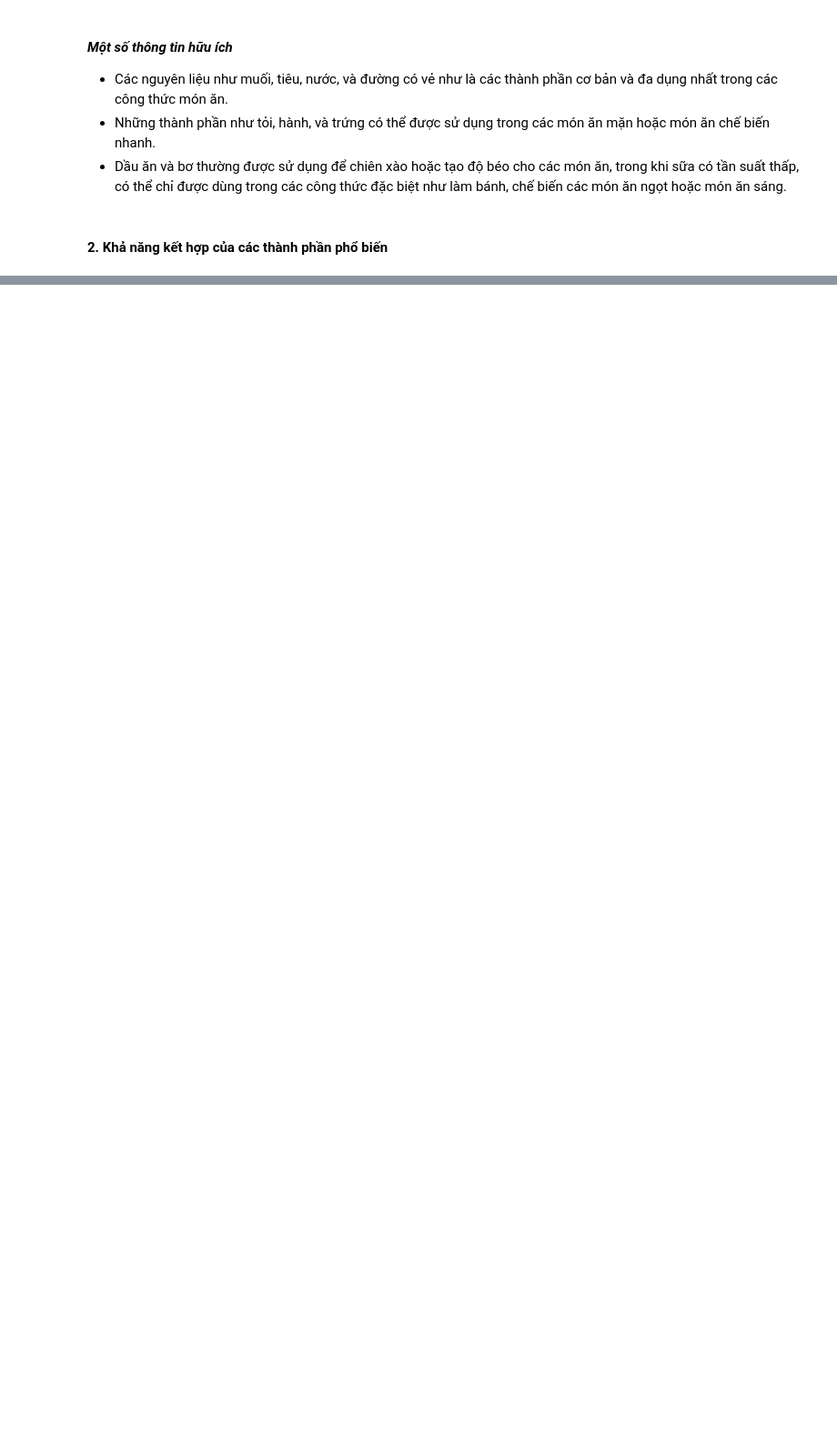
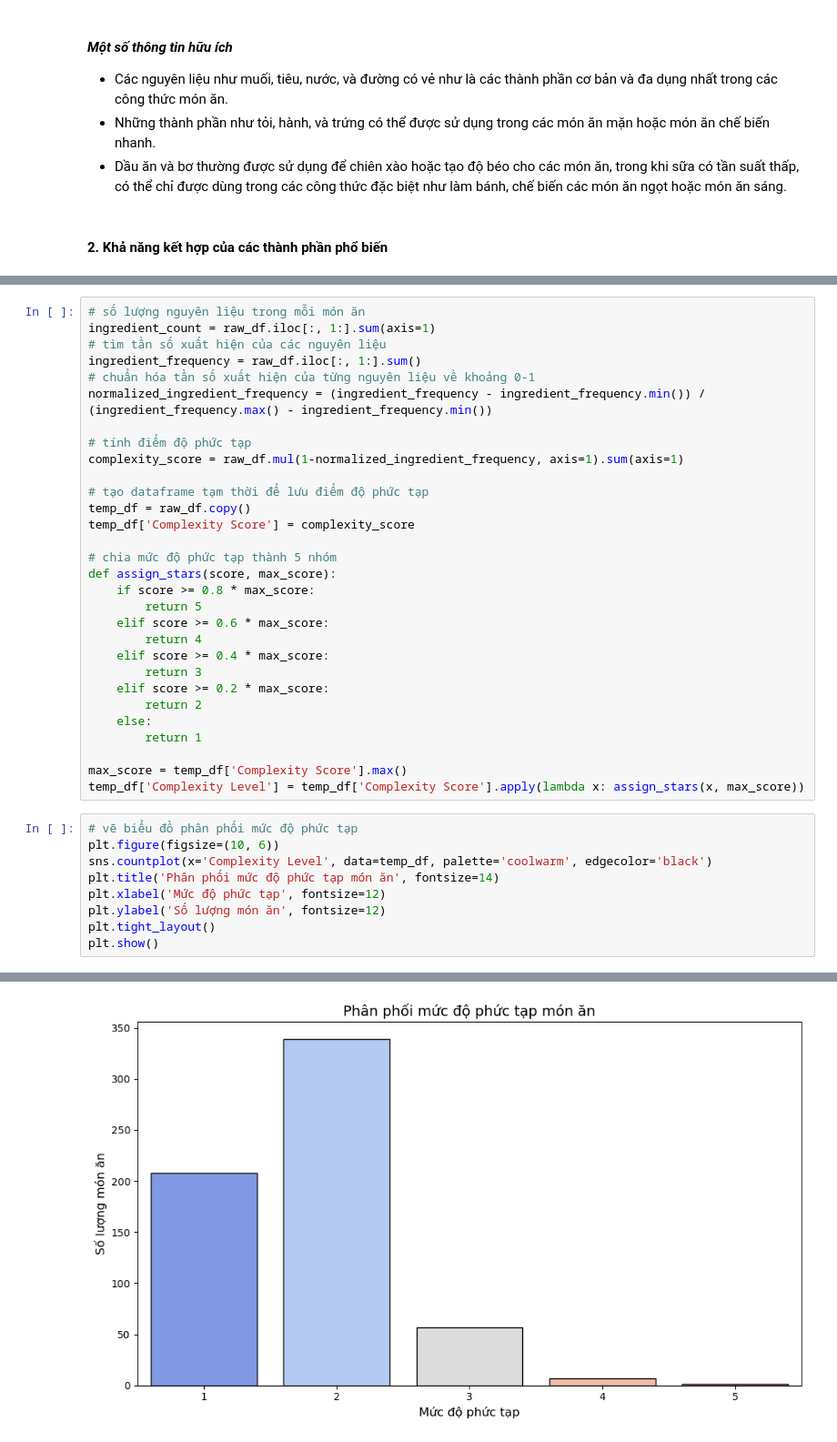
Before and after one commit to richardnguyen0715/IngredientsAnalysisAndRecommendationSystem, a Jupyter notebook: Source/Data Exploration/DataExploration.ipynb, the cells around one changed output, grey strips where cells are left out. Shown at 91% size. Cells and saved outputs as stored; diff of their text form; blank space fills up the shorter version.

Commit message:
Uyen_Update_DataExploration

```diff
--- a/Source/Data Exploration/DataExploration.ipynb
+++ b/Source/Data Exploration/DataExploration.ipynb
@@ -285,0 +292,40 @@ plt.show()
+# %%
+# số lượng nguyên liệu trong mỗi món ăn
+ingredient_count = raw_df.iloc[:, 1:].sum(axis=1)
+# tìm tần số xuất hiện của các nguyên liệu
+ingredient_frequency = raw_df.iloc[:, 1:].sum()
+# chuẩn hóa tần số xuất hiện của từng nguyên liệu về khoảng 0-1
+normalized_ingredient_frequency = (ingredient_frequency - ingredient_frequency.min()) / (ingredient_frequency.max() - ingredient_frequency.min())
+
+# tính điểm độ phức tạp
+complexity_score = raw_df.mul(1-normalized_ingredient_frequency, axis=1).sum(axis=1)
+
+# tạo dataframe tạm thời để lưu điểm độ phức tạp
+temp_df = raw_df.copy()
+temp_df['Complexity Score'] = complexity_score
+
+# chia mức độ phức tạp thành 5 nhóm
+def assign_stars(score, max_score):
+    if score >= 0.8 * max_score:
+        return 5
+    elif score >= 0.6 * max_score:
+        return 4
+    elif score >= 0.4 * max_score:
+        return 3
+    elif score >= 0.2 * max_score:
+        return 2
+    else:
+        return 1
+
+max_score = temp_df['Complexity Score'].max()
+temp_df['Complexity Level'] = temp_df['Complexity Score'].apply(lambda x: assign_stars(x, max_score))
+# %%
+# vẽ biểu đồ phân phối mức độ phức tạp
+plt.figure(figsize=(10, 6))
+sns.countplot(x='Complexity Level', data=temp_df, palette='coolwarm', edgecolor='black')
+plt.title('Phân phối mức độ phức tạp món ăn', fontsize=14)
+plt.xlabel('Mức độ phức tạp', fontsize=12)
+plt.ylabel('Số lượng món ăn', fontsize=12)
+plt.tight_layout()
+plt.show()
+# %% [output]
@@ -285,0 +335 @@ plt.show()
+[figure, added]
```
Also changed, not shown: parts of 16 cells of this notebook.
